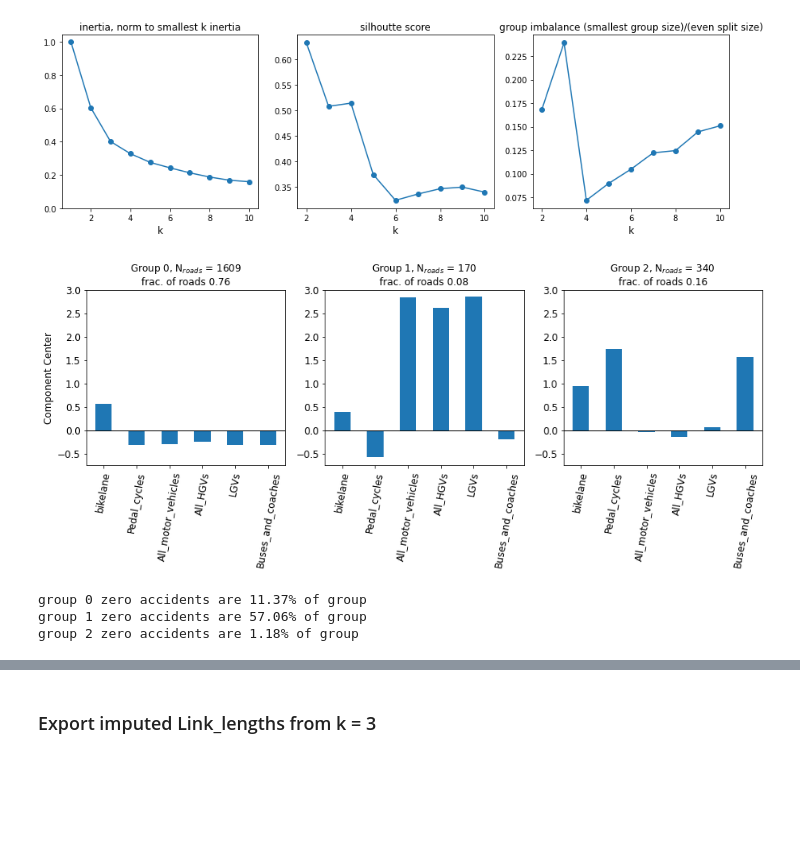
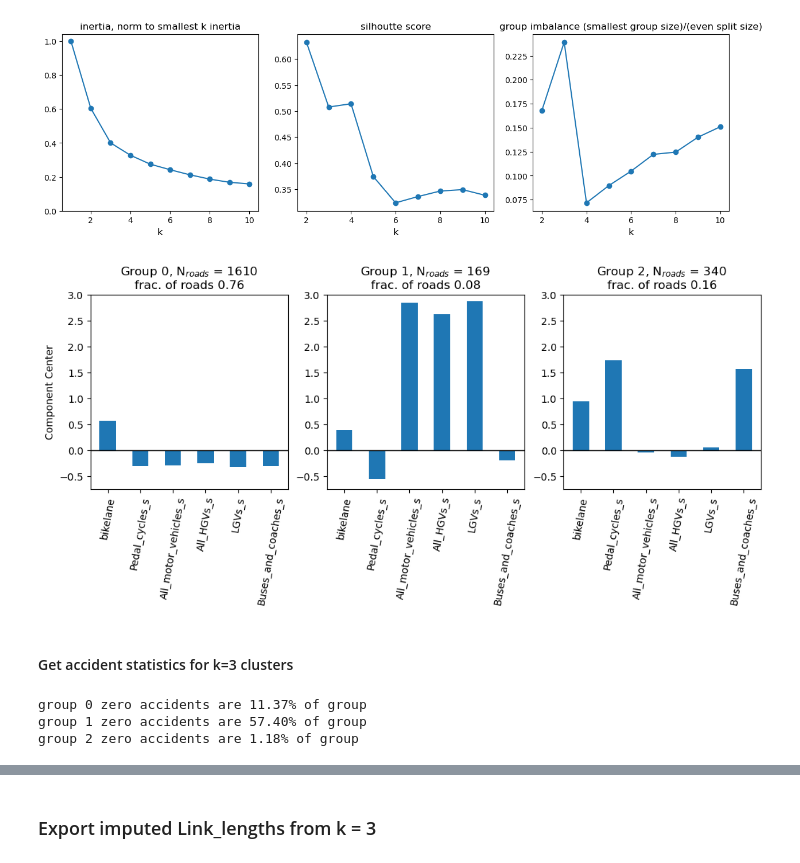
Before and after one commit to dtuthill/erdos_project, a Jupyter notebook: Greg_Analysis/kmean_df_road.ipynb, the cells around one changed output, grey strips where cells are left out. Saved outputs shown, nothing was run; the diff lists cells and outputs as text; code cells hidden in the pictures; blank space fills up the shorter version.

Commit message:
developed k-means clustering

```diff
--- a/Greg_Analysis/kmean_df_road.ipynb
+++ b/Greg_Analysis/kmean_df_road.ipynb
@@ -48,3 +48,7 @@ f_include = ['ID', 'total', 'slight', 'serious',
        'total_dnorm_bvnorm', 'serious_ratio']
 
 df_cluster = df_road_sub[f_include].copy()
+
+#make a sample length scaled total normalized to aadf_Link_length instead
+LL_med = df_cluster.aadf_Link_length_miles.median()
+df_cluster['total_dnorm_LL'] = df_cluster.total.values*LL_med/df_cluster.aadf_Link_length_miles.values
@@ -55,9 +60,11 @@ f_scale = ['aadf_Pedal_cycles', 'aadf_All_motor_vehicles',
        'aadf_All_HGVs', 'aadf_LGVs', 'aadf_Buses_and_coaches']
 
 for f in f_scale:
+    fname = f+'_s'
     mean = df_cluster[f].mean()
     std = df_cluster[f].std()
-    df_cluster.loc[:,f] = (df_cluster[f].values - mean)/std
+    #df_cluster.loc[:,f] = (df_cluster[f].values - mean)/std
+    df_cluster[fname] = (df_cluster[f].values - mean)/std
 # %%
 #histogram the scaled variables
 
@@ -122,8 +129,8 @@ True     0.382443
 Name: aadf_CLT_PTIME, dtype: float64
 # %%
 #pick which features to try clustering on
-f_cluster = ['bikelane','aadf_Pedal_cycles', 'aadf_All_motor_vehicles', 'aadf_All_HGVs',
-       'aadf_LGVs', 'aadf_Buses_and_coaches']
+f_cluster = ['bikelane','aadf_Pedal_cycles_s', 'aadf_All_motor_vehicles_s', 'aadf_All_HGVs_s',
+       'aadf_LGVs_s', 'aadf_Buses_and_coaches_s']
 
 from sklearn.cluster import KMeans
 from sklearn.metrics import silhouette_score, silhouette_samples
@@ -195,35 +202,37 @@ cluster_IDs = KM.predict(df_cluster[f_cluster])
 
 ticklabs = []
 for ii,f in enumerate(f_cluster):
     s = f.split('aadf_')
     if len(s) > 1:
         ticklabs.append(s[1])
     else:
         ticklabs.append(s[0])
 
-fig,ax = plt.subplots(1,k,figsize=(k*5,4))
+fig,ax = plt.subplots(1,k,figsize=(k*4,3.5))
 for ii in range(k):
     ii_try = ind_match(k,ktry)
     ii_sil = ind_match(k,ksil)
 
     I = cluster_IDs == ii
     n_roads_group = I.sum()
     frac_group = n_roads_group/Nroads
 
     ax[ii].bar(np.arange(Nfeat_c),cluster_centers[ii],width=0.5)
     ax[ii].set_ylim(-0.75,3)
     ax[ii].set_xticks(np.arange(Nfeat_c))
     ax[ii].set_xticklabels(ticklabs,rotation=80,fontsize=12)
     ax[ii].tick_params(labelsize=labsize)
     ax[ii].set_title('Group %i, N$_{roads}$ = %i \nfrac. of roads %.2f'%(ii,n_roads_group,
                                                                         frac_group))
     ax[ii].axhline(0,0,1,linewidth=1,color='black')
     if ii == 0:
         ax[ii].set_ylabel('Component Center',fontsize=labsize)
 
 plt.show()
 # %% [output]
-[figure, old version]
+[figure, new version]
+# %% [markdown]
+#### Get accident statistics for k=3 clusters
 # %%
 #calculate accident statistics for the groups
 Igroup = [None]*k
@@ -238,5 +247,5 @@ for ii in range(k):
     print('group %i zero accidents are %.2f%% of group'%(ii,100*Izero.sum()/Ngroup))
 # %% [output]
 group 0 zero accidents are 11.37% of group
-group 1 zero accidents are 57.06% of group
+group 1 zero accidents are 57.40% of group
 group 2 zero accidents are 1.18% of group
```
Also changed, not shown: parts of 7 cells of this notebook.
